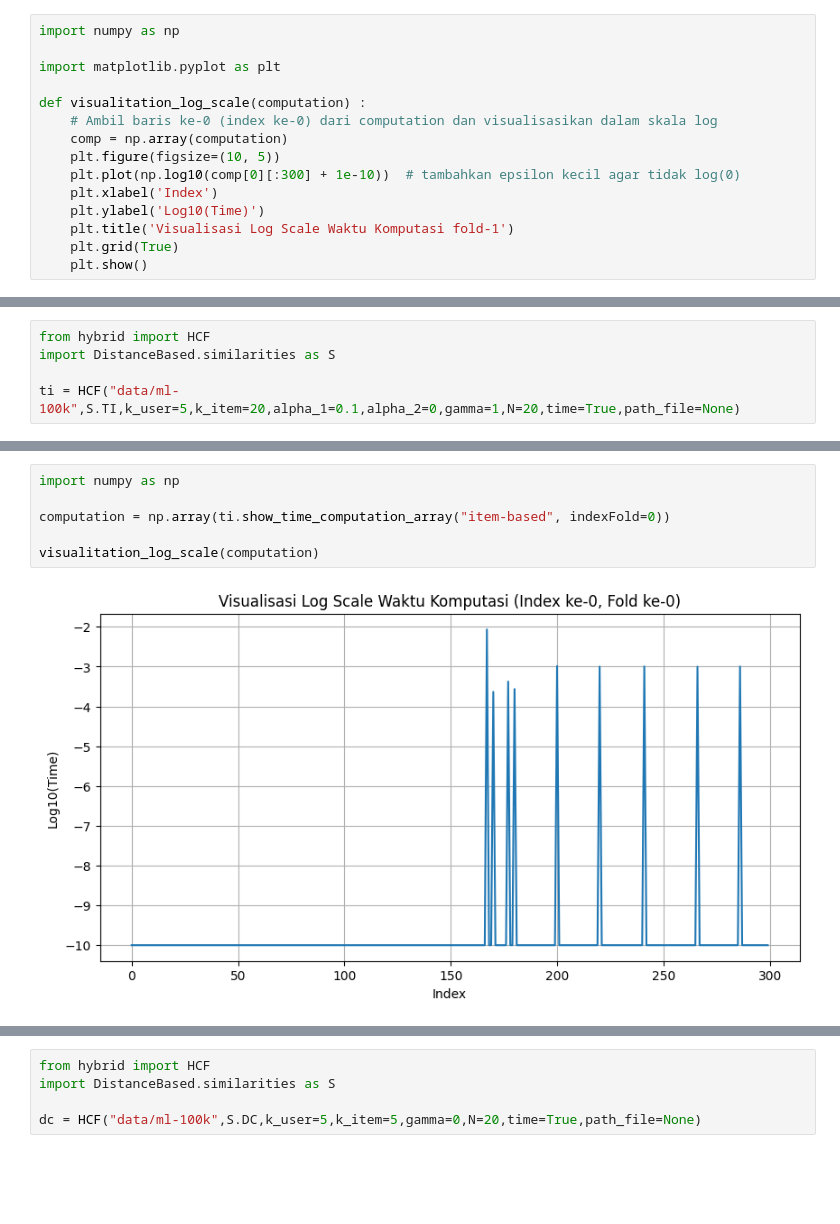
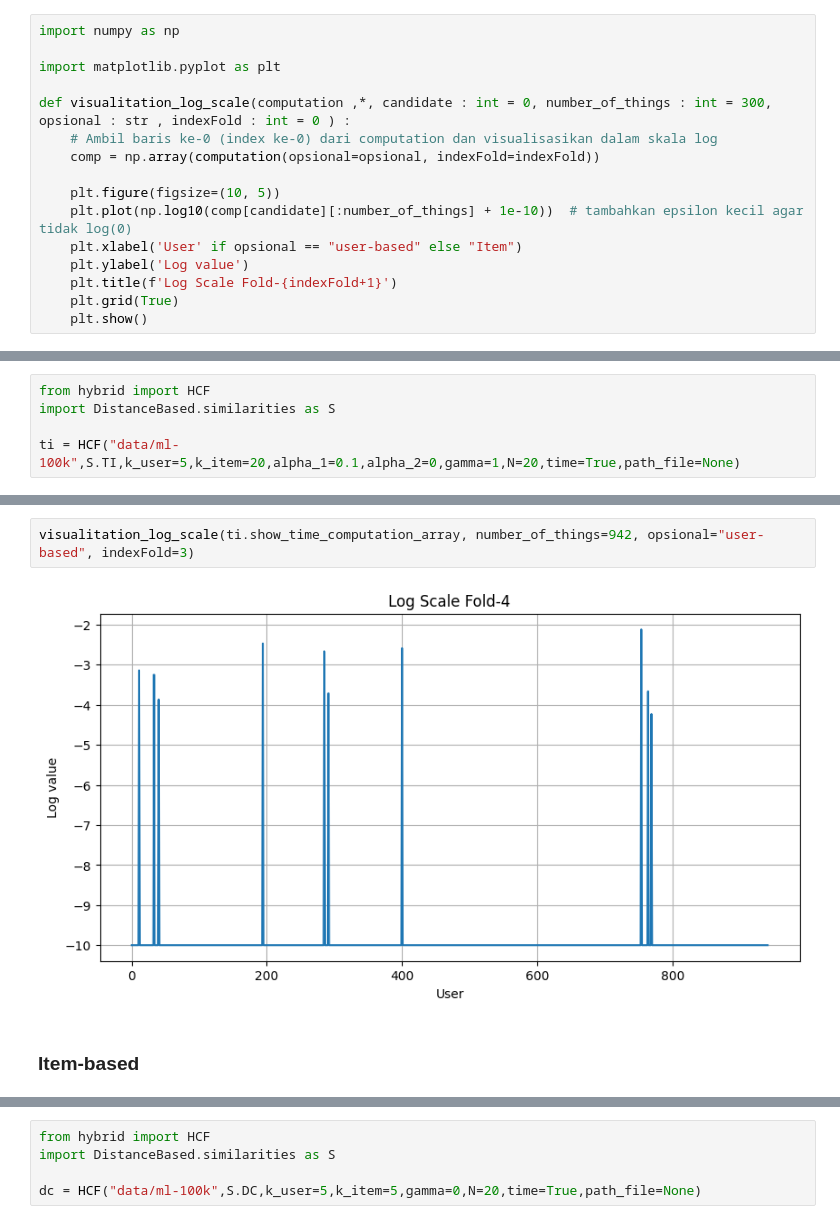
Before and after one commit to DimasDliyaurR/Hybrid-Collaborative-Filtering-HCF, a Jupyter notebook: main.ipynb, the cells around one changed output, grey strips where cells are left out. Cells and saved outputs as stored; diff of their text form; blank space fills up the shorter version.

Commit message:
[FIX] Time Calculation Log Scale

```diff
--- a/main.ipynb
+++ b/main.ipynb
@@ -2367,13 +2367,14 @@ import numpy as np
 
 import matplotlib.pyplot as plt
 
-def visualitation_log_scale(computation) :
+def visualitation_log_scale(computation ,*, candidate : int = 0, number_of_things : int = 300, opsional : str , indexFold : int = 0 ) :
     # Ambil baris ke-0 (index ke-0) dari computation dan visualisasikan dalam skala log
-    comp = np.array(computation)
+    comp = np.array(computation(opsional=opsional, indexFold=indexFold))
+
     plt.figure(figsize=(10, 5))
-    plt.plot(np.log10(comp[0][:300] + 1e-10))  # tambahkan epsilon kecil agar tidak log(0)
-    plt.xlabel('Index')
-    plt.ylabel('Log10(Time)')
-    plt.title('Visualisasi Log Scale Waktu Komputasi fold-1')
+    plt.plot(np.log10(comp[candidate][:number_of_things] + 1e-10))  # tambahkan epsilon kecil agar tidak log(0)
+    plt.xlabel('User' if opsional == "user-based" else "Item")
+    plt.ylabel('Log value')
+    plt.title(f'Log Scale Fold-{indexFold+1}')
     plt.grid(True)
     plt.show()
@@ -2400,12 +2405,10 @@ ti.show_time_computation_similarity_hybrid(opsional="user-based",indexFold=0)
 943 rows × 942 columns
-# %%
-import numpy as np
-
-computation = np.array(ti.show_time_computation_array("item-based", indexFold=0))
-
-visualitation_log_scale(computation)
-# %% [output]
-[figure, removed]
+# %%
+visualitation_log_scale(ti.show_time_computation_array, number_of_things=942, opsional="user-based", indexFold=3)
+# %% [output]
+[figure, added]
+# %% [markdown]
+### Item-based
 # %%
 ti.show_time_computation_similarity_hybrid(opsional="item-based",indexFold=0)
 # %% [output]
```
Also changed, not shown: parts of 15 cells of this notebook, 1 other file.
